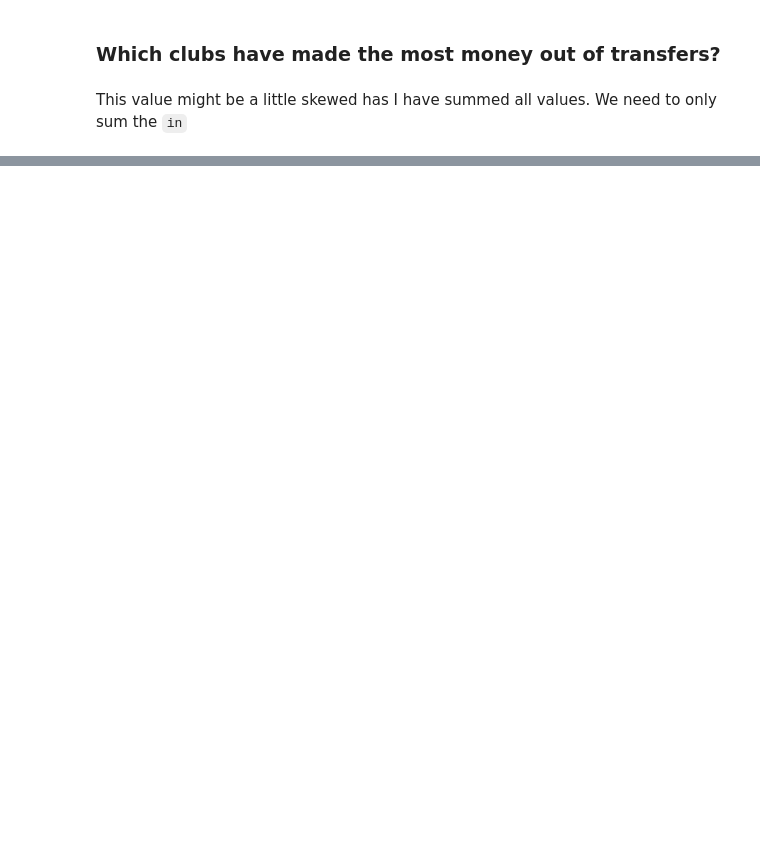
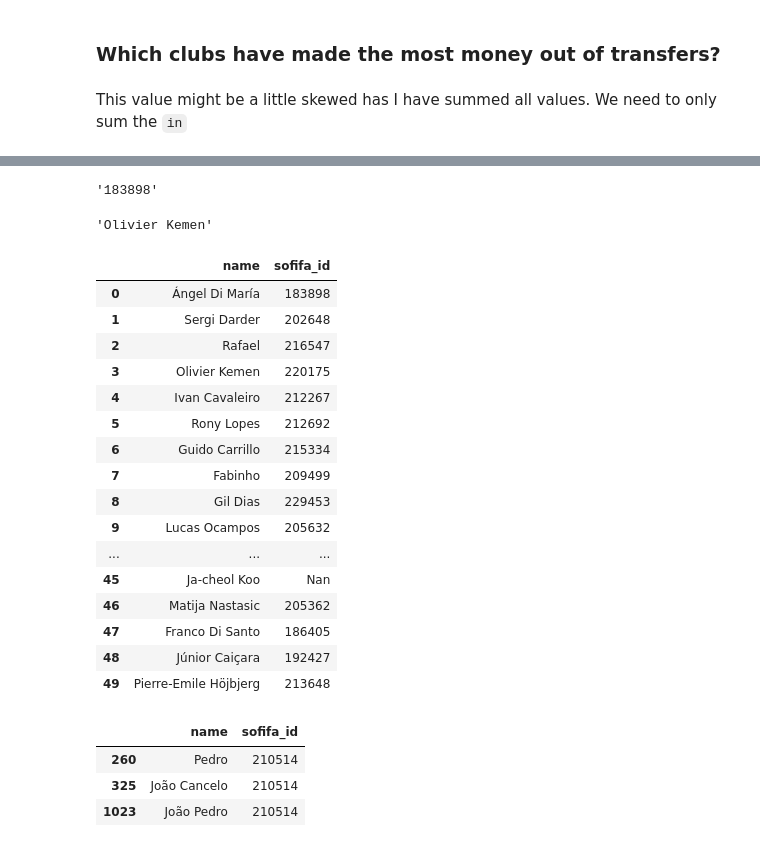
Before and after one commit to michaelschafhauser/market_value_predictor, a Jupyter notebook: notebooks/joao_robarts_nb.ipynb, the cells around one changed output, grey strips where cells are left out. Cells and saved outputs as stored; diff of their text form; code cells hidden in the pictures; blank space fills up the shorter version.

Commit message:
player web scrapping done

```diff
--- a/notebooks/joao_robarts_nb.ipynb
+++ b/notebooks/joao_robarts_nb.ipynb
@@ -133,0 +198,2 @@ This means that we will have **duplicate** values for the same player
+# %%
+no_match_df['sofifa_id'] = 0
@@ -133,0 +218,8 @@ This means that we will have **duplicate** values for the same player
+# %%
+url = "https://sofifa.com/players"
+params = {
+    'keyword': 'Angel Di Maria'
+}
+response = requests.get(url, params=params)
+# %%
+soup = BeautifulSoup(response.content, 'html.parser')
@@ -133,0 +246,47 @@ This means that we will have **duplicate** values for the same player
+# %%
+soup.find("img", class_="player-check").get('id')
+# %% [output]
+'183898'
+# %%
+no_match_df['name'][3]
+# %% [output]
+'Olivier Kemen'
+# %%
+for idx, name in enumerate(no_match_df['name']):
+    params = {
+        'keyword': name
+    }
+    response = requests.get(url, params=params)
+    soup = BeautifulSoup(response.content, 'html.parser')
+    try:
+        sofifa_id = soup.find("img", class_="player-check").get('id')
+        no_match_df['sofifa_id'][idx] = sofifa_id
+    except AttributeError:
+        no_match_df['sofifa_id'][idx] = 'Nan'
+# %%
+no_match_df.head(50)
+# %% [output]
+|  | name | sofifa_id |
+| 0 | Ángel Di María | 183898 |
+| 1 | Sergi Darder | 202648 |
+| 2 | Rafael | 216547 |
+| 3 | Olivier Kemen | 220175 |
+| 4 | Ivan Cavaleiro | 212267 |
+| 5 | Rony Lopes | 212692 |
+| 6 | Guido Carrillo | 215334 |
+| 7 | Fabinho | 209499 |
+| 8 | Gil Dias | 229453 |
+| 9 | Lucas Ocampos | 205632 |
+| ... | ... | ... |
+| 45 | Ja-cheol Koo | Nan |
+| 46 | Matija Nastasic | 205362 |
+| 47 | Franco Di Santo | 186405 |
+| 48 | Júnior Caiçara | 192427 |
+| 49 | Pierre-Emile Höjbjerg | 213648 |
+# %%
+no_match_df[no_match_df['sofifa_id'] == '210514']
+# %% [output]
+|  | name | sofifa_id |
+| 260 | Pedro | 210514 |
+| 325 | João Cancelo | 210514 |
+| 1023 | João Pedro | 210514 |
```
Also changed, not shown: parts of 28 cells of this notebook, 1 other file.
